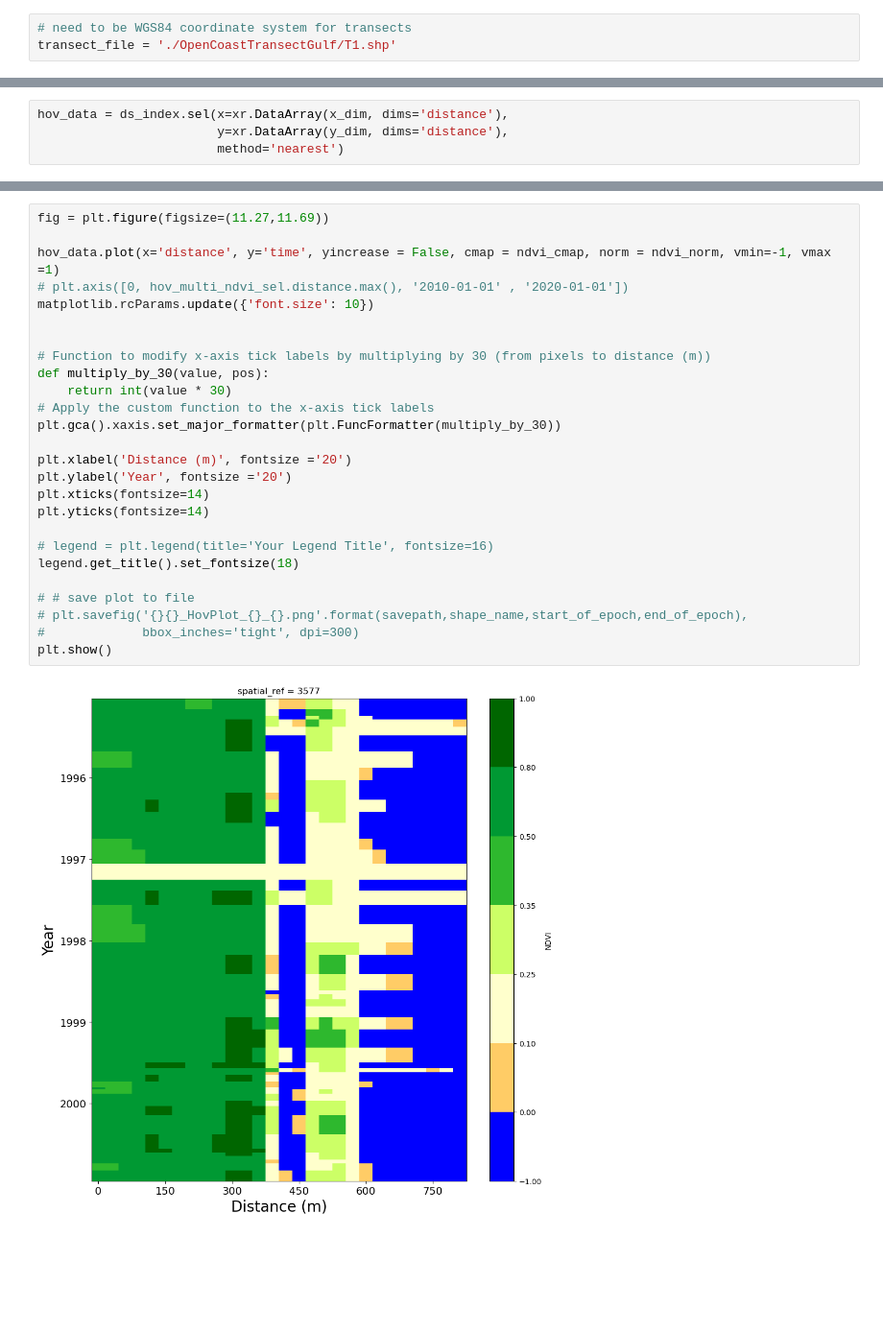
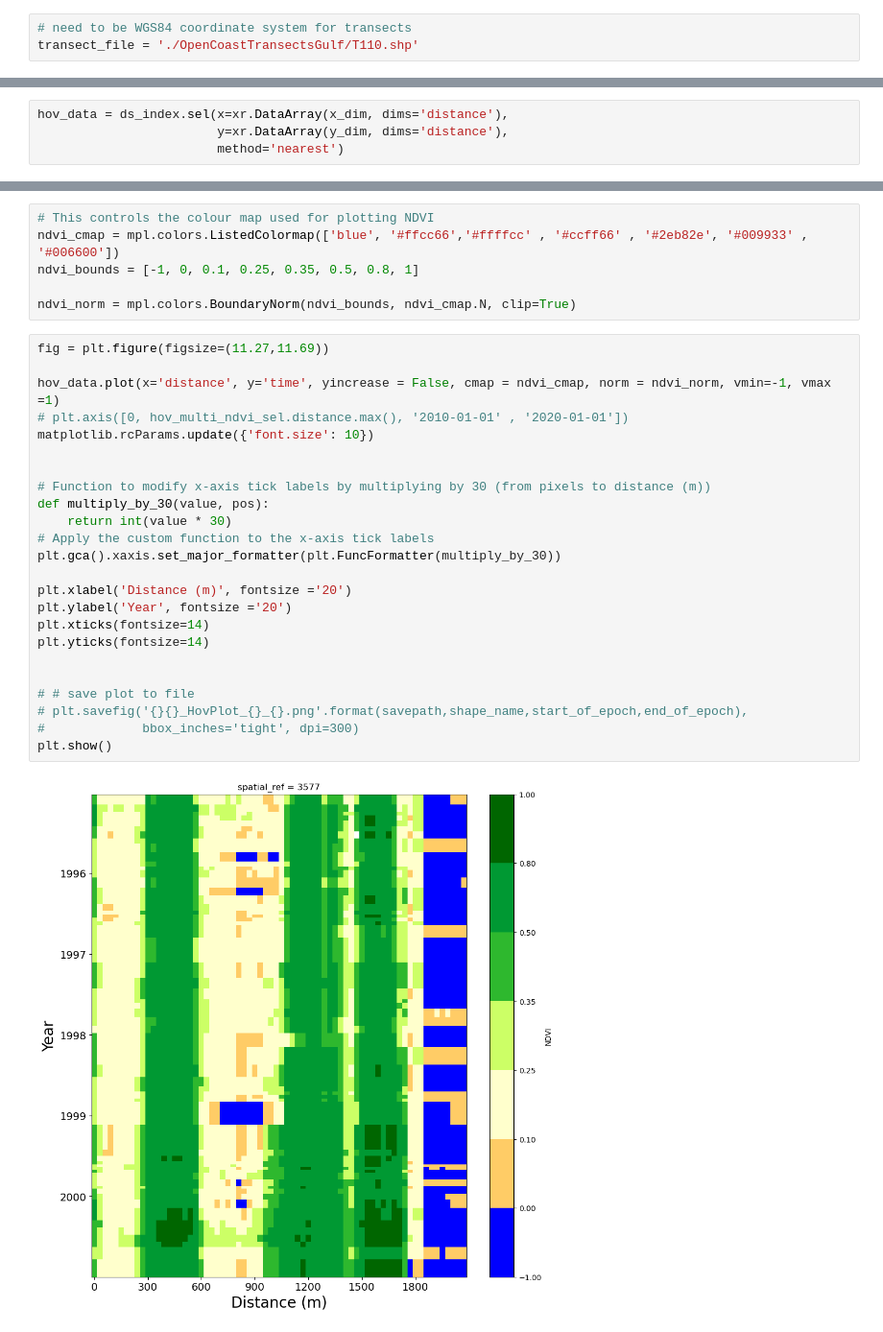
Before and after one commit to christopherowers/DP_KNP, a Jupyter notebook: Hovmoller_CO.ipynb, the cells around one changed output, grey strips where cells are left out. Shown: that part at 96% size. Cells and saved outputs as stored; diff of their text form; blank space fills up the shorter version.

```diff
--- a/Hovmoller_CO.ipynb
+++ b/Hovmoller_CO.ipynb
@@ -62,7 +62,7 @@ def warp_geometry(geom, crs_crs, dst_crs):
     return shapely.geometry.shape(rasterio.warp.transform_geom(crs_crs, dst_crs, shapely.geometry.mapping(geom)))
 # %%
 # need to be WGS84 coordinate system for transects
-transect_file = './OpenCoastTransectGulf/T1.shp'
+transect_file = './OpenCoastTransectsGulf/T110.shp'
 # %%
 # Define temporal range
 start_of_epoch = '1995-01-01'
@@ -220,28 +220,32 @@ df_pivoted
+# %%
+# This controls the colour map used for plotting NDVI
+ndvi_cmap = mpl.colors.ListedColormap(['blue', '#ffcc66','#ffffcc' , '#ccff66' , '#2eb82e', '#009933' , '#006600'])
+ndvi_bounds = [-1, 0, 0.1, 0.25, 0.35, 0.5, 0.8, 1]
+
+ndvi_norm = mpl.colors.BoundaryNorm(ndvi_bounds, ndvi_cmap.N, clip=True)
 # %%
 fig = plt.figure(figsize=(11.27,11.69))
 
 hov_data.plot(x='distance', y='time', yincrease = False, cmap = ndvi_cmap, norm = ndvi_norm, vmin=-1, vmax =1)
 # plt.axis([0, hov_multi_ndvi_sel.distance.max(), '2010-01-01' , '2020-01-01'])
 matplotlib.rcParams.update({'font.size': 10})
 
 
 # Function to modify x-axis tick labels by multiplying by 30 (from pixels to distance (m))
 def multiply_by_30(value, pos):
     return int(value * 30)
 # Apply the custom function to the x-axis tick labels
 plt.gca().xaxis.set_major_formatter(plt.FuncFormatter(multiply_by_30))
 
 plt.xlabel('Distance (m)', fontsize ='20')
 plt.ylabel('Year', fontsize ='20')
 plt.xticks(fontsize=14)
 plt.yticks(fontsize=14)
 
-# legend = plt.legend(title='Your Legend Title', fontsize=16)
-legend.get_title().set_fontsize(18)
 
 # # save plot to file
 # plt.savefig('{}{}_HovPlot_{}_{}.png'.format(savepath,shape_name,start_of_epoch,end_of_epoch),
 #             bbox_inches='tight', dpi=300)
 plt.show()
 # %% [output]
-[figure, old version]
+[figure, new version]
```
Also changed, not shown: parts of 2 cells of this notebook.
